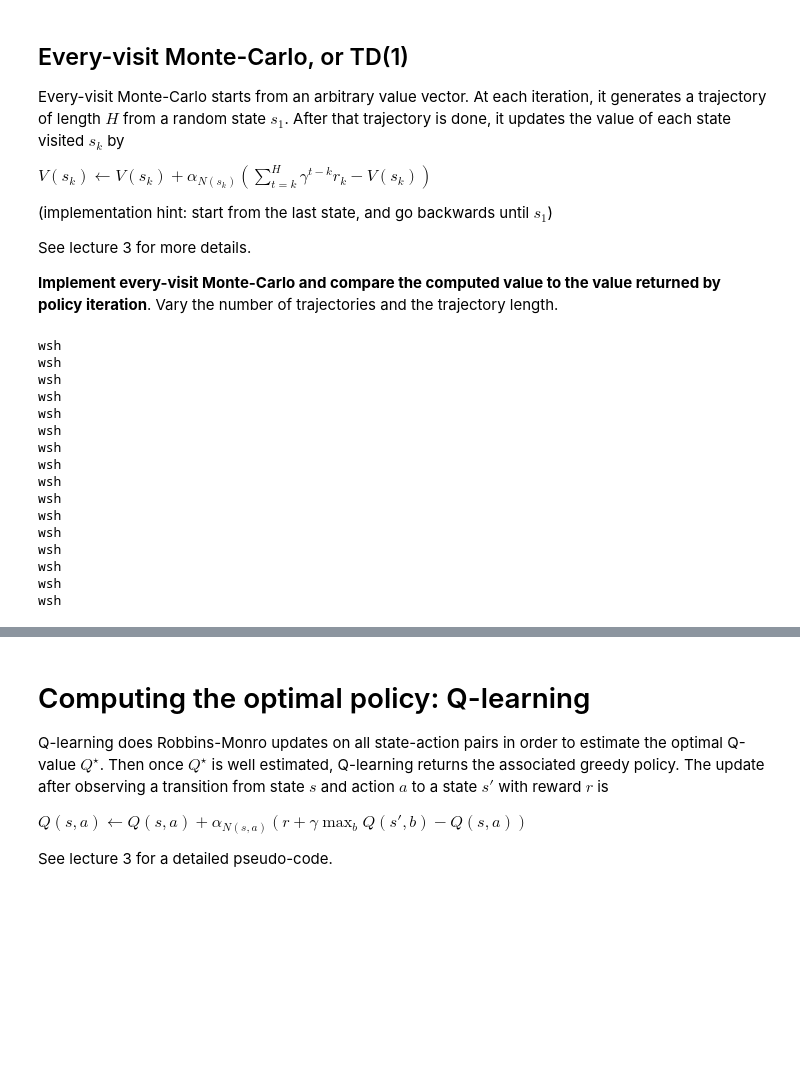
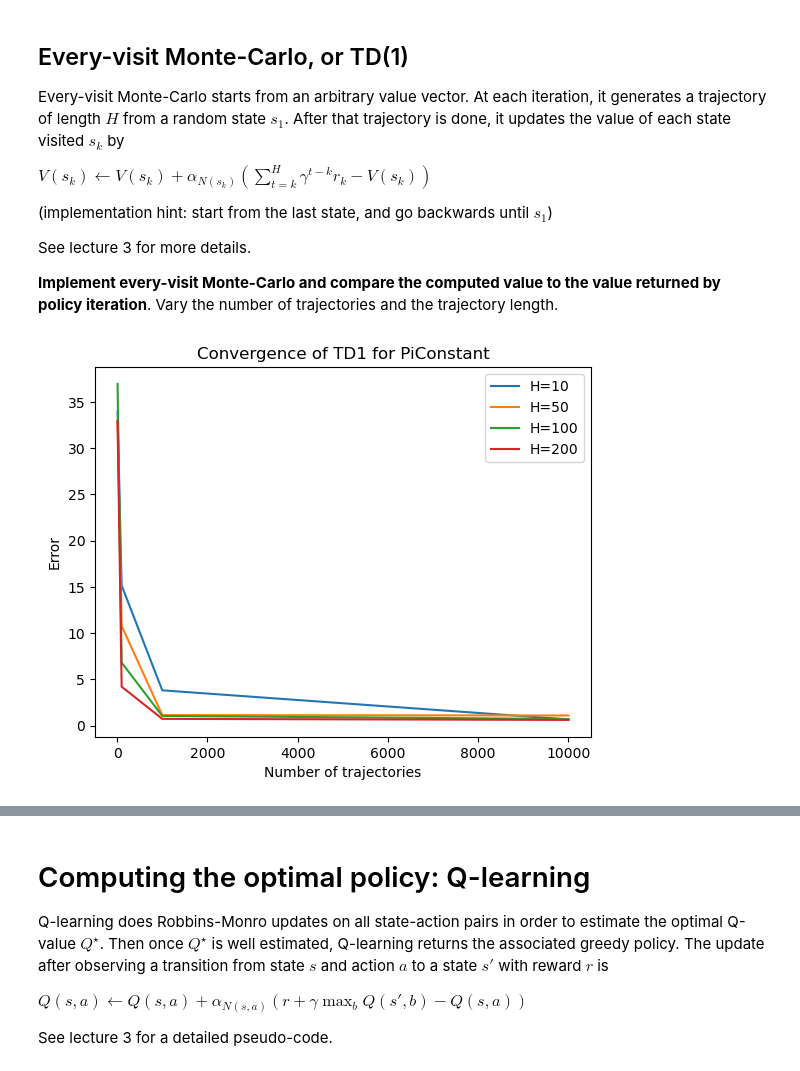
Before and after one commit to benech17/Reinforcement-Learning-SDIA, a Jupyter notebook: TP2/TD0_QLearning.ipynb, the cells around one changed output, grey strips where cells are left out. Drawn from its saved outputs; the diff is of its cells as text; code cells hidden in the pictures; blank space fills up the shorter version.

```diff
--- a/TP2/TD0_QLearning.ipynb
+++ b/TP2/TD0_QLearning.ipynb
@@ -495,37 +523,23 @@ def TD1(Pi, H, T):  # Pi: policy to be evaluated, H: number of iterations in a t
 # %%
 
 H=[10,50,100,200]
 T=[10,10**2,10**3,10**4]
 V_td1=[TD1(PiConstant, h, t) for h in H for t in T]
 V_mi=EvaluatePolicy(PiConstant)
 diff=[]
 for v in V_td1:
     diff.append(np.linalg.norm(v-V_mi,ord=np.inf)) #c'était déjà bon sans le inf
 
 #plot for each value of H, the convergence of TD1 as a function of T
-fig = go.Figure()
 for i in range(len(H)):
-    fig.add_trace(go.Scatter(x=T, y=diff[4*i:4*i+4], name='H='+str(H[i])))
-fig.update_layout(title="Convergence of TD1 for PiConstant",xaxis_title="Number of trajectories",yaxis_title="Error")
-
-fig.show()
+    plt.plot(T,diff[i*len(T):(i+1)*len(T)],label="H="+str(H[i]))
+plt.xlabel("Number of trajectories")
+plt.ylabel("Error")
+plt.title("Convergence of TD1 for PiConstant")
+plt.legend()
+plt.show()
 # %% [output]
-wsh
-wsh
-wsh
-wsh
-wsh
-wsh
-wsh
-wsh
-wsh
-wsh
-wsh
-wsh
-wsh
-wsh
-wsh
-wsh
+[figure, added]
 # %%
 
 H=[10,50,100,200]
```
Also changed, not shown: parts of 9 cells of this notebook.
